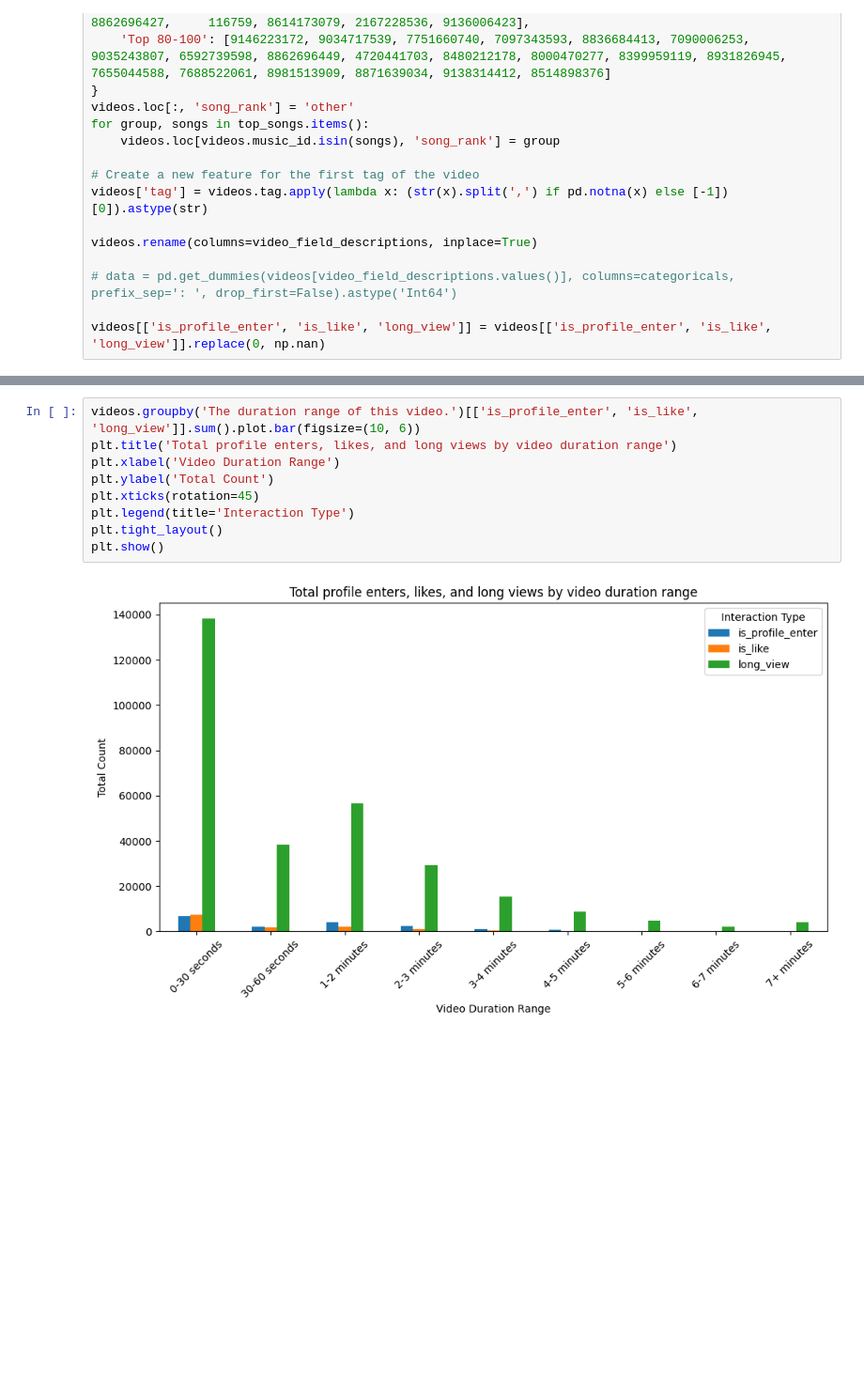
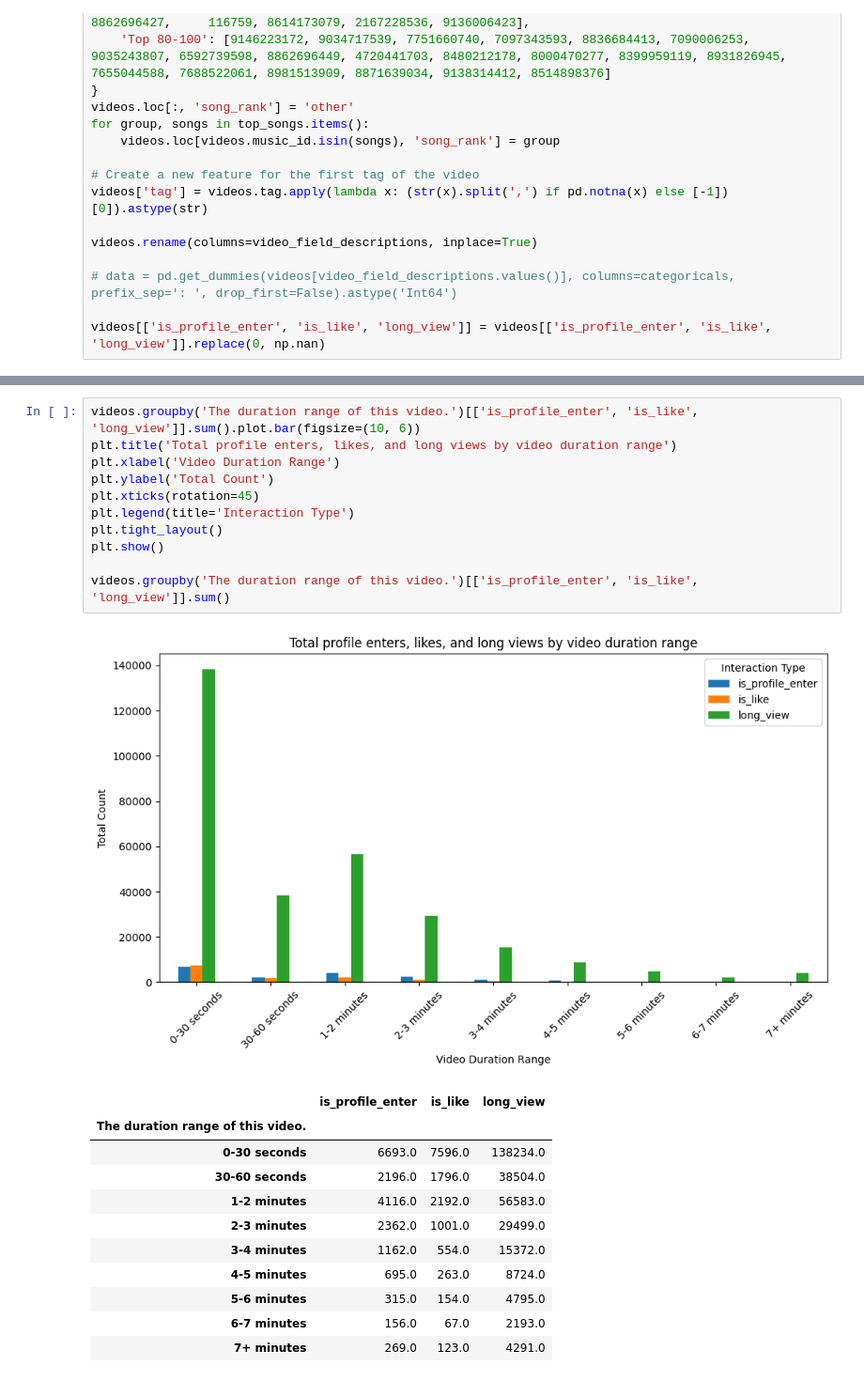
Before and after one commit to RobertDeLaCruzNEU/CS7180-GROUP-007-RecSys, a Jupyter notebook: students/rob/Video EDA.ipynb, the cells around one changed output, grey strips where cells are left out. Shown at 94% size. Drawn from its saved outputs; the diff is of its cells as text; blank space fills up the shorter version.

```diff
--- a/students/rob/Video EDA.ipynb
+++ b/students/rob/Video EDA.ipynb
@@ -546,11 +355,24 @@ plt.show()
 # %%
 videos.groupby('The duration range of this video.')[['is_profile_enter', 'is_like', 'long_view']].sum().plot.bar(figsize=(10, 6))
 plt.title('Total profile enters, likes, and long views by video duration range')
 plt.xlabel('Video Duration Range')
 plt.ylabel('Total Count')
 plt.xticks(rotation=45)
 plt.legend(title='Interaction Type')
 plt.tight_layout()
 plt.show()
+
+videos.groupby('The duration range of this video.')[['is_profile_enter', 'is_like', 'long_view']].sum()
 # %% [output]
 [figure]
+|  | is_profile_enter | is_like | long_view |
+| The duration range of this video. |  |  |  |
+| 0-30 seconds | 6693.0 | 7596.0 | 138234.0 |
+| 30-60 seconds | 2196.0 | 1796.0 | 38504.0 |
+| 1-2 minutes | 4116.0 | 2192.0 | 56583.0 |
+| 2-3 minutes | 2362.0 | 1001.0 | 29499.0 |
+| 3-4 minutes | 1162.0 | 554.0 | 15372.0 |
+| 4-5 minutes | 695.0 | 263.0 | 8724.0 |
+| 5-6 minutes | 315.0 | 154.0 | 4795.0 |
+| 6-7 minutes | 156.0 | 67.0 | 2193.0 |
+| 7+ minutes | 269.0 | 123.0 | 4291.0 |
```
Also changed, not shown: parts of 9 cells of this notebook, 4 other files.
